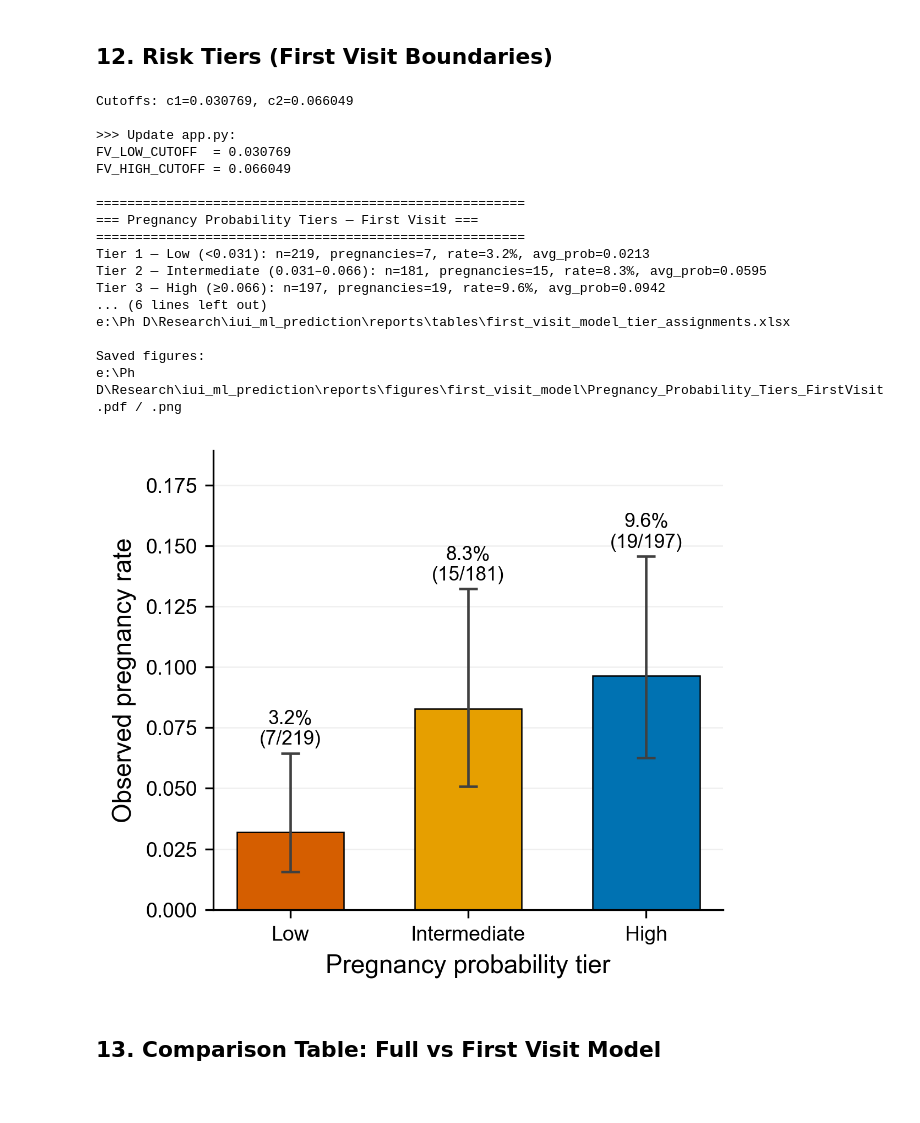
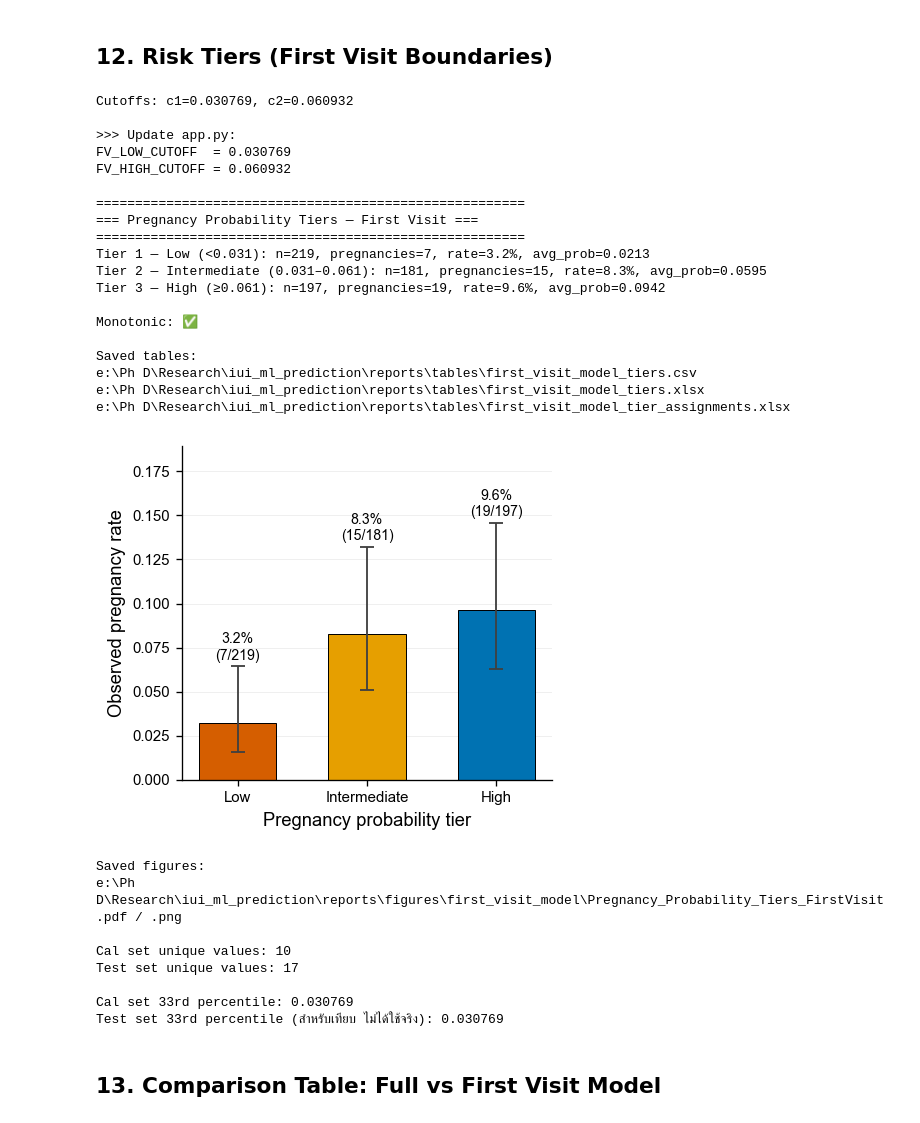
Before and after one commit to napasornangel-cloud/iui-outcome-prediction, a Jupyter notebook: src/first_visit_model.ipynb, the cells around one changed output. Saved outputs shown, nothing was run; the diff lists cells and outputs as text; code cells hidden in the pictures.

```diff
--- a/src/first_visit_model.ipynb
+++ b/src/first_visit_model.ipynb
@@ -716,8 +717,8 @@ import pandas as pd
 FIGURE_DIR.mkdir(parents=True, exist_ok=True)
 REPORT_DIR.mkdir(parents=True, exist_ok=True)
 
-c1_fv = float(np.percentile(test_probs_cal_fv, 33))
-c2_fv = float(np.percentile(test_probs_cal_fv, 67))
+c1_fv = float(np.percentile(cal_probs_calibrated, 33))
+c2_fv = float(np.percentile(cal_probs_calibrated, 67))
 
 print(f"Cutoffs: c1={c1_fv:.6f}, c2={c2_fv:.6f}")
 print("\n>>> Update app.py:")
@@ -836,44 +837,56 @@ ymax = float((tier_summary_fv["Observed_Rate"].values + errs[1]).max())
 ax.set_ylim(0, ymax * 1.30)
 
 for i, row in tier_summary_fv.iterrows():
     ax.text(
         i, row["Observed_Rate"] + errs[1][i] + 0.002,
         f"{row['Observed_Rate']:.1%}\n({int(row['Pregnancies'])}/{int(row['N'])})",
         ha="center", va="bottom", fontsize=8.5
     )
 
 for side in ["top", "right"]:
     ax.spines[side].set_visible(False)
 ax.grid(axis="y", alpha=0.20)
 fig.tight_layout()
 
 save_fig(fig, FIGURE_DIR / "Pregnancy_Probability_Tiers_FirstVisit")
 plt.show()
 plt.close()
 
 print("\nSaved figures:")
 print(f"{FIGURE_DIR / 'Pregnancy_Probability_Tiers_FirstVisit'}.pdf / .png")
-
-display(IPImage(filename=str(FIGURE_DIR / "Pregnancy_Probability_Tiers_FirstVisit.png")))
+print(f"\nCal set unique values: {len(np.unique(cal_probs_calibrated))}")
+print(f"Test set unique values: {len(np.unique(test_probs_cal_fv))}")
+print(f"\nCal set 33rd percentile: {np.percentile(cal_probs_calibrated, 33):.6f}")
+print(f"Test set 33rd percentile (สำหรับเทียบ ไม่ได้ใช้จริง): {np.percentile(test_probs_cal_fv, 33):.6f}")
 # %% [output]
-Cutoffs: c1=0.030769, c2=0.066049
+Cutoffs: c1=0.030769, c2=0.060932
 
 >>> Update app.py:
 FV_LOW_CUTOFF  = 0.030769
-FV_HIGH_CUTOFF = 0.066049
+FV_HIGH_CUTOFF = 0.060932
 
 =======================================================
 === Pregnancy Probability Tiers — First Visit ===
 =======================================================
 Tier 1 — Low (<0.031): n=219, pregnancies=7, rate=3.2%, avg_prob=0.0213
-Tier 2 — Intermediate (0.031–0.066): n=181, pregnancies=15, rate=8.3%, avg_prob=0.0595
-Tier 3 — High (≥0.066): n=197, pregnancies=19, rate=9.6%, avg_prob=0.0942
-... (6 lines left out)
+Tier 2 — Intermediate (0.031–0.061): n=181, pregnancies=15, rate=8.3%, avg_prob=0.0595
+Tier 3 — High (≥0.061): n=197, pregnancies=19, rate=9.6%, avg_prob=0.0942
+
+Monotonic: ✅
+
+Saved tables:
+e:\Ph D\Research\iui_ml_prediction\reports\tables\first_visit_model_tiers.csv
+e:\Ph D\Research\iui_ml_prediction\reports\tables\first_visit_model_tiers.xlsx
 e:\Ph D\Research\iui_ml_prediction\reports\tables\first_visit_model_tier_assignments.xlsx
-
-Saved figures:
-e:\Ph D\Research\iui_ml_prediction\reports\figures\first_visit_model\Pregnancy_Probability_Tiers_FirstVisit.pdf / .png
-[figure, old version]
+[figure, new version]
+Saved figures:
+e:\Ph D\Research\iui_ml_prediction\reports\figures\first_visit_model\Pregnancy_Probability_Tiers_FirstVisit.pdf / .png
+
+Cal set unique values: 10
+Test set unique values: 17
+
+Cal set 33rd percentile: 0.030769
+Test set 33rd percentile (สำหรับเทียบ ไม่ได้ใช้จริง): 0.030769
 # %% [markdown]
 ## 13. Comparison Table: Full vs First Visit Model
 # %%
```
Also changed, not shown: parts of 1 cell of this notebook, 8 other files.
